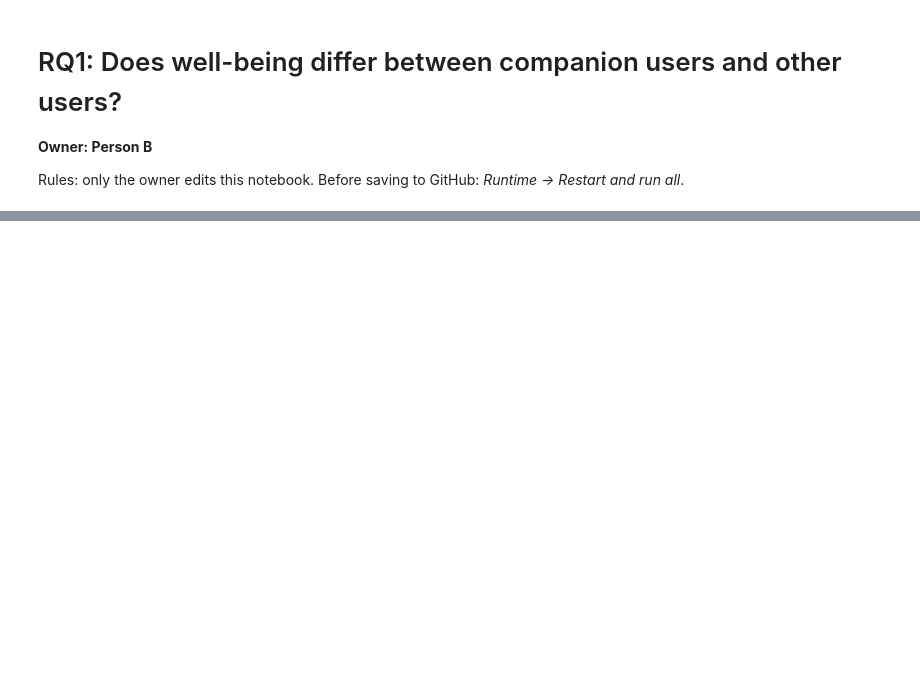
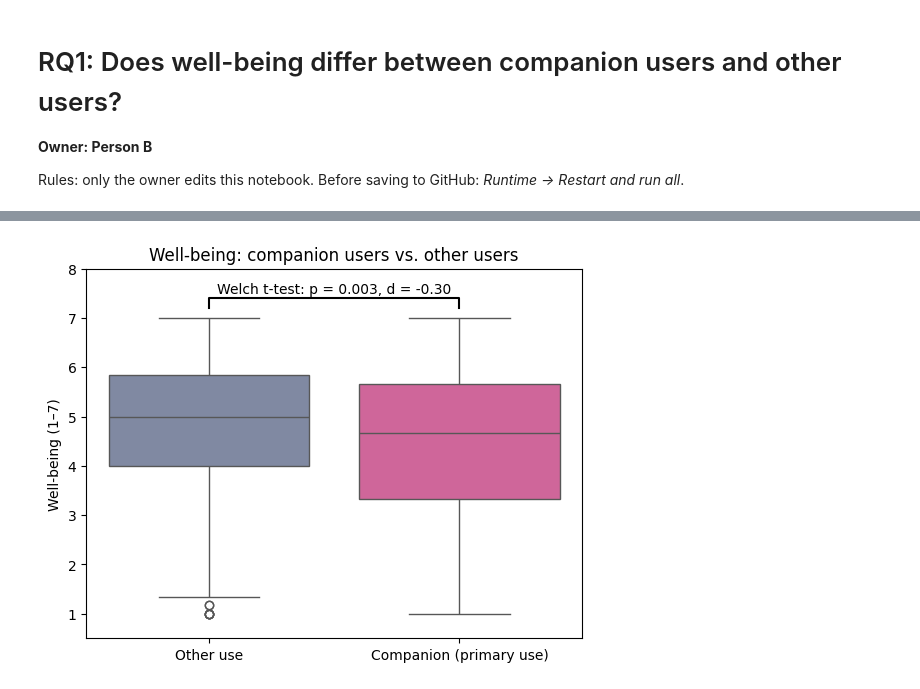
Before and after one commit to xMrTuffnut/ai-companion-wellbeing, a Jupyter notebook: notebooks/02_rq1_companion_vs_others.ipynb, the cells around one changed output, grey strips where cells are left out. Saved outputs shown, nothing was run; the diff lists cells and outputs as text; code cells hidden in the pictures; blank space fills up the shorter version.

```diff
--- a/notebooks/02_rq1_companion_vs_others.ipynb
+++ b/notebooks/02_rq1_companion_vs_others.ipynb
@@ -88,0 +104,19 @@ t = -2.44, p = 0.0150
+# %%
+p = stats.ttest_ind(companion, others, equal_var=False).pvalue
+
+sns.boxplot(data=df, x="companion_group", y="well_being",
+            order=["Other use", "Companion (primary use)"],
+            hue="companion_group", legend=False,
+            palette=["#7A86A8", "#E0559A"])
+
+plt.plot([0, 0, 1, 1], [7.2, 7.4, 7.4, 7.2], color="black")
+plt.text(0.5, 7.5, f"Welch t-test: p = {p:.3f}, d = {d:.2f}", ha="center")
+plt.ylim(0.5, 8)
+
+plt.xlabel("")
+plt.ylabel("Well-being (1–7)")
+plt.title("Well-being: companion users vs. other users")
+plt.savefig("rq1_boxplot.png", dpi=200, bbox_inches="tight")
+plt.show()
+# %% [output]
+[figure, added]
```
Also changed, not shown: parts of 31 cells of this notebook.
